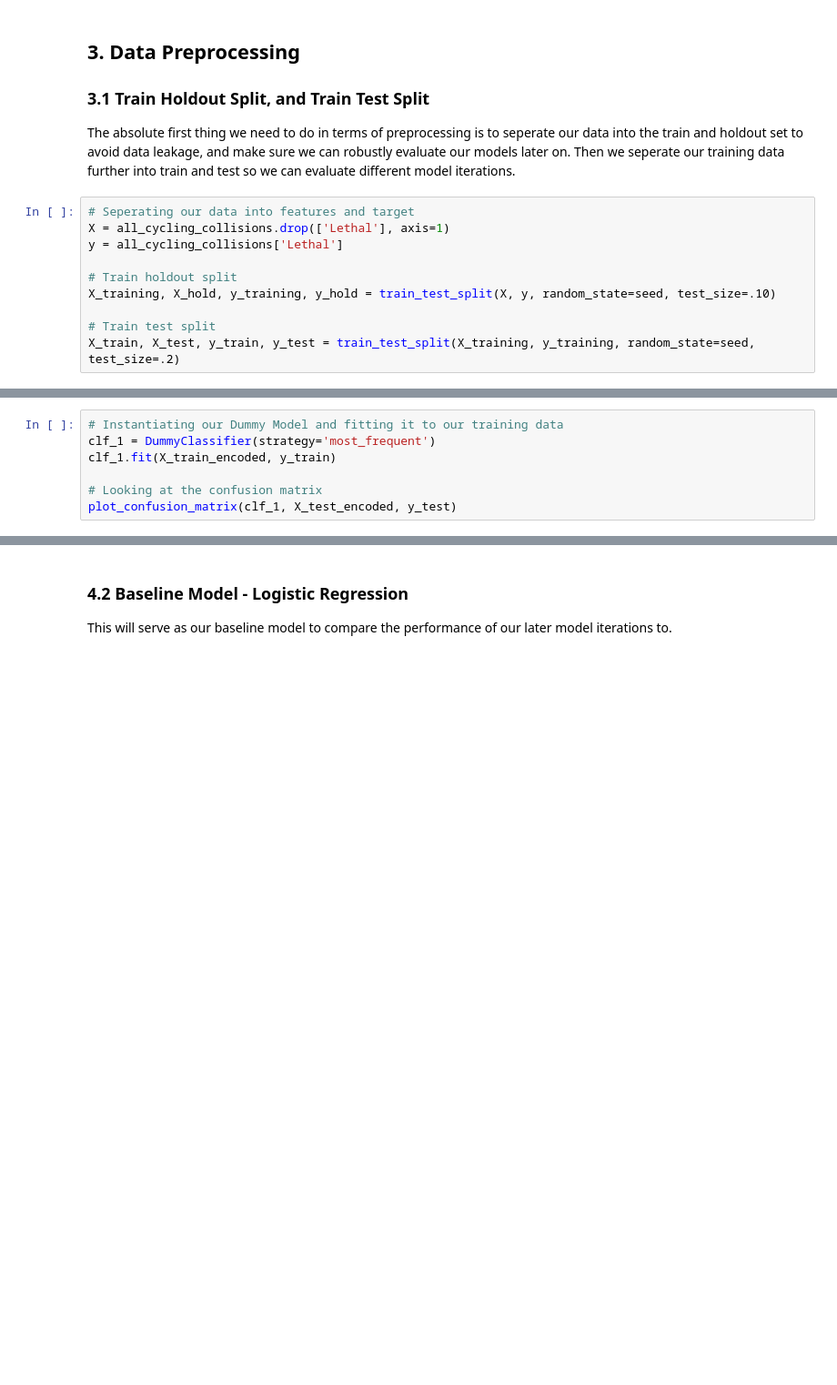
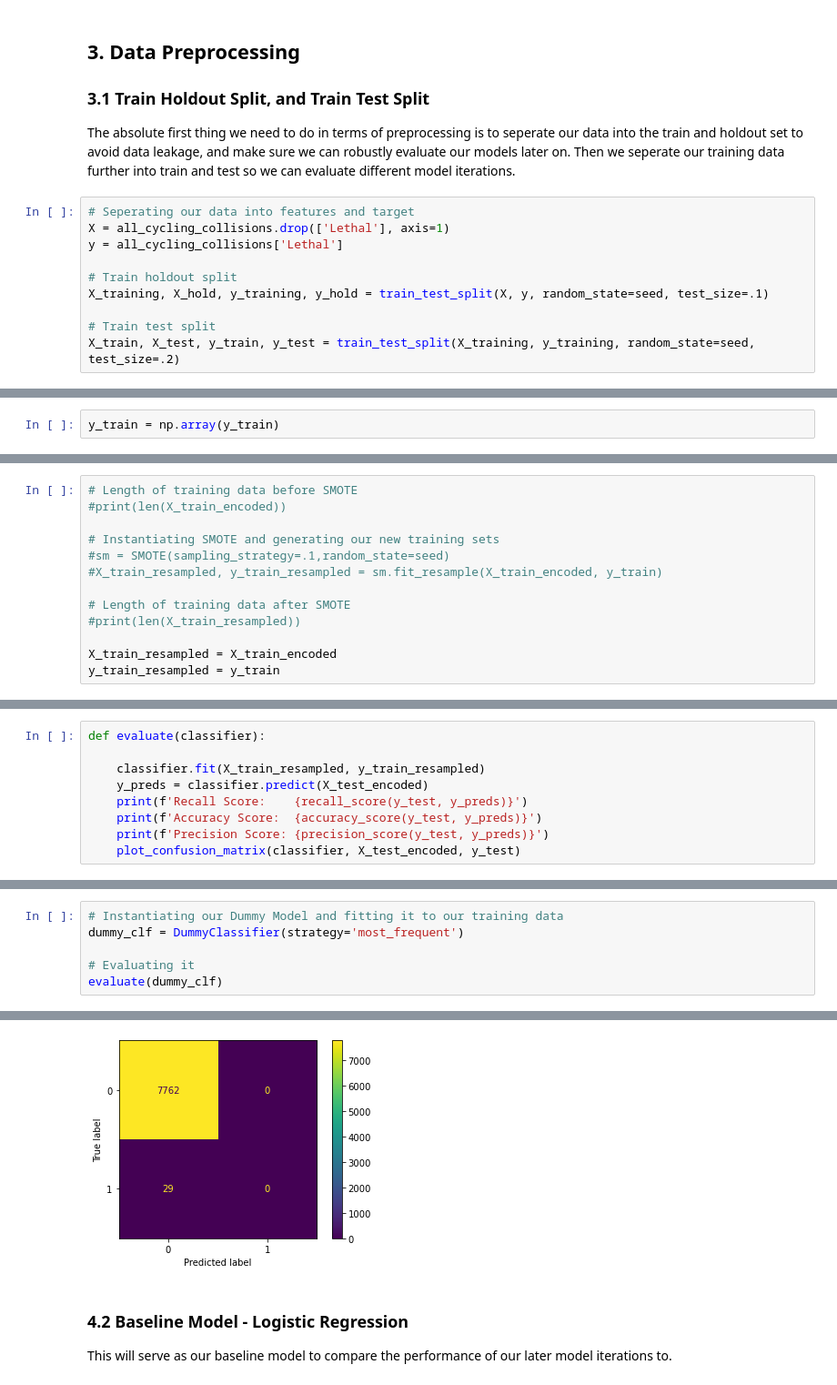
Before and after one commit to AidanStack/Cycling_Classification_Project, a Jupyter notebook: Aidan/Aidan's Notebook.ipynb, the cells around one changed output, grey strips where cells are left out. Shown at 91% size. Drawn from its saved outputs; the diff is of its cells as text; blank space fills up the shorter version.

Commit message:
Pipelines working, SMOTE broken

```diff
--- a/Aidan/Aidan's Notebook.ipynb
+++ b/Aidan/Aidan's Notebook.ipynb
@@ -546,7 +547,7 @@ X = all_cycling_collisions.drop(['Lethal'], axis=1)
 y = all_cycling_collisions['Lethal']
 
 # Train holdout split
-X_training, X_hold, y_training, y_hold = train_test_split(X, y, random_state=seed, test_size=.10)
+X_training, X_hold, y_training, y_hold = train_test_split(X, y, random_state=seed, test_size=.1)
 
 # Train test split
 X_train, X_test, y_train, y_test = train_test_split(X_training, y_training, random_state=seed, test_size=.2)
@@ -594,0 +613,2 @@ print(len(X_train_resampled))
+# %%
+y_train = np.array(y_train)
@@ -594,0 +619,13 @@ print(len(X_train_resampled))
+# %%
+# Length of training data before SMOTE
+#print(len(X_train_encoded))
+
+# Instantiating SMOTE and generating our new training sets
+#sm = SMOTE(sampling_strategy=.1,random_state=seed)
+#X_train_resampled, y_train_resampled = sm.fit_resample(X_train_encoded, y_train)
+
+# Length of training data after SMOTE
+#print(len(X_train_resampled))
+
+X_train_resampled = X_train_encoded
+y_train_resampled = y_train
@@ -595 +636,10 @@ print(len(X_train_resampled))
+# %%
+def evaluate(classifier):
+
+    classifier.fit(X_train_resampled, y_train_resampled)
+    y_preds = classifier.predict(X_test_encoded)
+    print(f'Recall Score:    {recall_score(y_test, y_preds)}')
+    print(f'Accuracy Score:  {accuracy_score(y_test, y_preds)}')
+    print(f'Precision Score: {precision_score(y_test, y_preds)}')
+    plot_confusion_matrix(classifier, X_test_encoded, y_test)
 # %% [markdown]
@@ -598,8 +646,8 @@ print(len(X_train_resampled))
 ### 4.1 Dummy Model
 # %%
 # Instantiating our Dummy Model and fitting it to our training data
-clf_1 = DummyClassifier(strategy='most_frequent')
-clf_1.fit(X_train_encoded, y_train)
+dummy_clf = DummyClassifier(strategy='most_frequent')
 
-# Looking at the confusion matrix
-plot_confusion_matrix(clf_1, X_test_encoded, y_test)
+# Evaluating it
+evaluate(dummy_clf)
+# %% [output]
@@ -606,3 +657,4 @@ plot_confusion_matrix(clf_1, X_test_encoded, y_test)
+[figure, added]
 # %% [markdown]
 ### 4.2 Baseline Model - Logistic Regression
 
```
Also changed, not shown: parts of 33 cells of this notebook.
